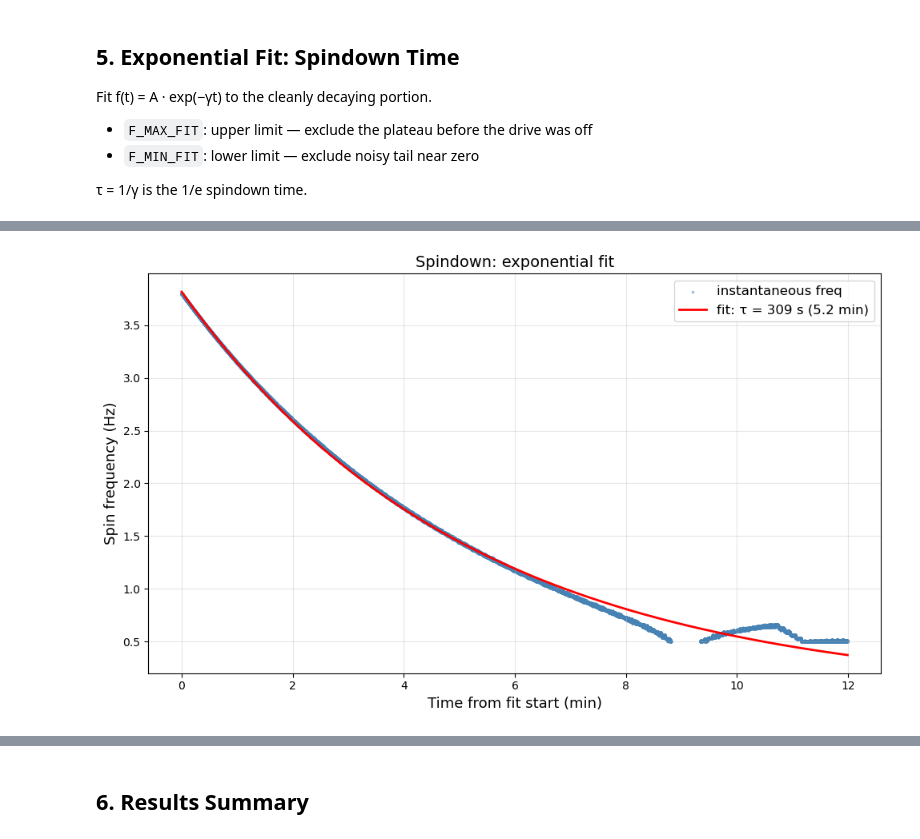
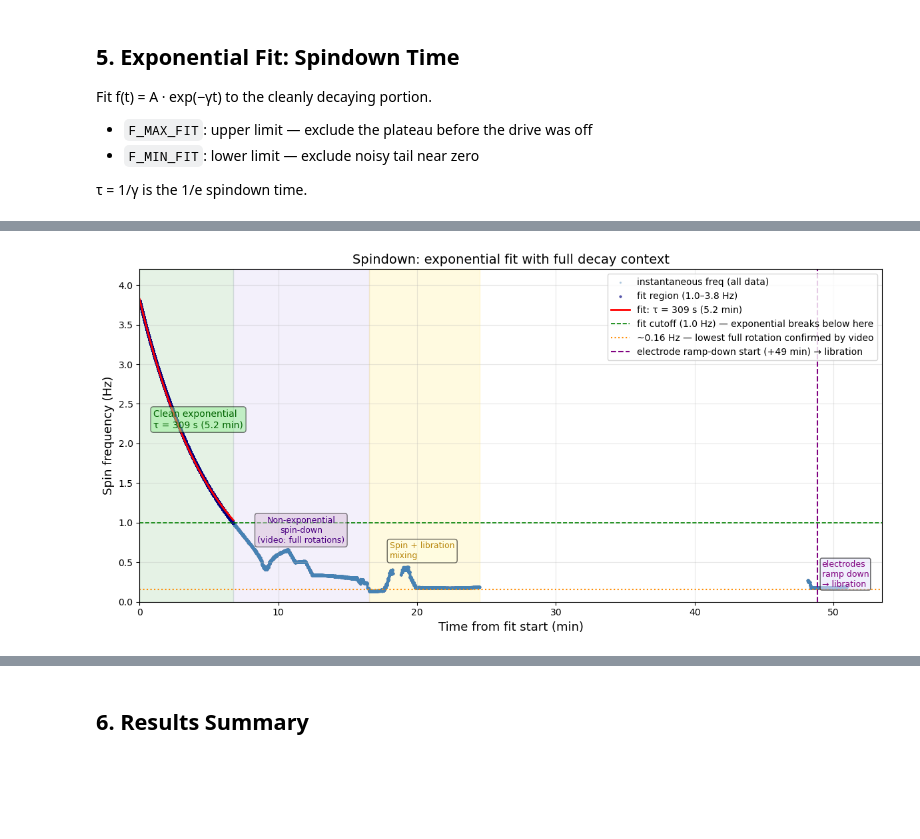
Before and after one commit to Moore-Lab/Decay-Sail, a Jupyter notebook: linux_code/analysis/spindown_analysis.ipynb, the cells around one changed output, grey strips where cells are left out. Drawn from its saved outputs; the diff is of its cells as text; code cells hidden in the pictures; blank space fills up the shorter version.

```diff
--- a/linux_code/analysis/spindown_analysis.ipynb
+++ b/linux_code/analysis/spindown_analysis.ipynb
@@ -364,20 +411,83 @@ A  = 3.8165 Hz  (extrapolated initial frequency)
 # %%
 if len(f_fit) >= 20:
-    t_curve = np.linspace(t_s[0], t_s[-1], 1000)
+    # All post-drive-off data (not just fit window) for context
+    post_mask = (
+        (t_fit_all > t_start) &
+        (env_fit_all > 0.05 * amp_peak) &
+        (freq_fit_all > 0.05) &
+        (freq_fit_all < F_MAX_FIT)
+    )
+    t_all_s  = (t_fit_all[post_mask] - t_fit_gps[0]) / 60.0
+    f_all    = freq_fit_all[post_mask]
 
-    fig, ax = plt.subplots(figsize=(10, 6))
-    ax.scatter(t_s / 60, f_fit, s=3, alpha=0.4, color='steelblue', label='instantaneous freq')
+    t0      = t_fit_gps[0]
+    t_s     = t_fit_gps - t0
+    t_curve = np.linspace(0, t_s[-1], 1000)
+
+    t_exp_end = t_s[-1] / 60.0  # end of clean exponential (min)
+
+    # First time frequency reaches 0.16 Hz → boundary between non-exp spindown and libration mixing
+    below_016 = t_fit_all[post_mask][f_all <= 0.16]
+    t_016_min = (below_016[0] - t_fit_gps[0]) / 60.0 if len(below_016) else 16.0
+
+    # Last observable signal before the long gap (~25 min) — end of yellow region
+    in_spin_lib = t_all_s[(t_all_s > t_016_min) & (t_all_s < 35)]
+    t_signal_end_min = in_spin_lib[-1] if len(in_spin_lib) else 25.0
+
+    fig, ax = plt.subplots(figsize=(12, 6))
+
+    # Three shaded regions (no shading after signal drops out)
+    ax.axvspan(0,              t_exp_end,        alpha=0.10, color='green',        label='_nolegend_')
+    ax.axvspan(t_exp_end,      t_016_min,        alpha=0.10, color='mediumpurple', label='_nolegend_')
+    ax.axvspan(t_016_min,      t_signal_end_min, alpha=0.12, color='gold',         label='_nolegend_')
+
+    # All data
+    ax.scatter(t_all_s, f_all, s=2, alpha=0.3, color='steelblue', label='instantaneous freq (all data)')
+    # Fit region highlighted
+    ax.scatter(t_s / 60, f_fit, s=4, alpha=0.6, color='navy', label=f'fit region ({F_MIN_FIT}–{F_MAX_FIT} Hz)')
+    # Exponential fit
     ax.plot(t_curve / 60, exp_decay(t_curve, *popt), 'r-', linewidth=2,
             label=f'fit: τ = {tau:.0f} s ({tau/60:.1f} min)')
+
+    # Reference lines
+    ax.axhline(F_MIN_FIT, color='green', linestyle='--', linewidth=1.2,
+               label=f'fit cutoff ({F_MIN_FIT} Hz) — exponential breaks below here')
+    ax.axhline(0.16, color='darkorange', linestyle=':', linewidth=1.5,
+               label='~0.16 Hz — lowest full rotation confirmed by video')
+
+    # Electrode ramp-down annotation
+    try:
+        ax.axvline(dc_off_min, color='purple', linestyle='--', linewidth=1.5,
+                   label=f'electrode ramp-down start (+{dc_off_min:.0f} min) → libration')
+        ax.text(dc_off_min + 0.3, 0.35, 'electrodes\nramp down\n→ libration', fontsize=9,
+                color='purple', va='center',
+                bbox=dict(boxstyle='round,pad=0.2', facecolor='lavender', alpha=0.6))
+    except NameError:
+        pass
+
+    # Zone annotations
+    ax.text(1.0, 2.2, 'Clean exponential\nτ = {:d} s ({:.1f} min)'.format(int(tau), tau/60),
+            fontsize=10, color='darkgreen',
+            bbox=dict(boxstyle='round,pad=0.3', facecolor='lightgreen', alpha=0.5))
+    ax.text((t_exp_end + t_016_min) / 2, 0.75,
+            'Non-exponential\nspin-down\n(video: full rotations)',
+            fontsize=9, color='indigo', ha='center',
+            bbox=dict(boxstyle='round,pad=0.3', facecolor='thistle', alpha=0.5))
+    ax.text(t_016_min + 1.5, 0.55, 'Spin + libration\nmixing',
+            fontsize=9, color='darkgoldenrod',
+            bbox=dict(boxstyle='round,pad=0.3', facecolor='lightyellow', alpha=0.6))
+
+    ax.set_xlim(left=0)
+    ax.set_ylim(bottom=0, top=4.2)
     ax.set_xlabel('Time from fit start (min)', fontsize=13)
     ax.set_ylabel('Spin frequency (Hz)', fontsize=13)
-    ax.set_title('Spindown: exponential fit', fontsize=14)
-    ax.legend(fontsize=12)
+    ax.set_title('Spindown: exponential fit with full decay context', fontsize=14)
+    ax.legend(fontsize=10, loc='upper right')
     ax.grid(True, alpha=0.3)
     plt.tight_layout()
     plt.show()
 # %% [output]
-[figure, old version]
+[figure, new version]
 # %%
 # Linearity check: ln(f) vs time should be a straight line for pure exponential decay
 if len(f_fit) >= 20:
```
Also changed, not shown: parts of 7 cells of this notebook.
